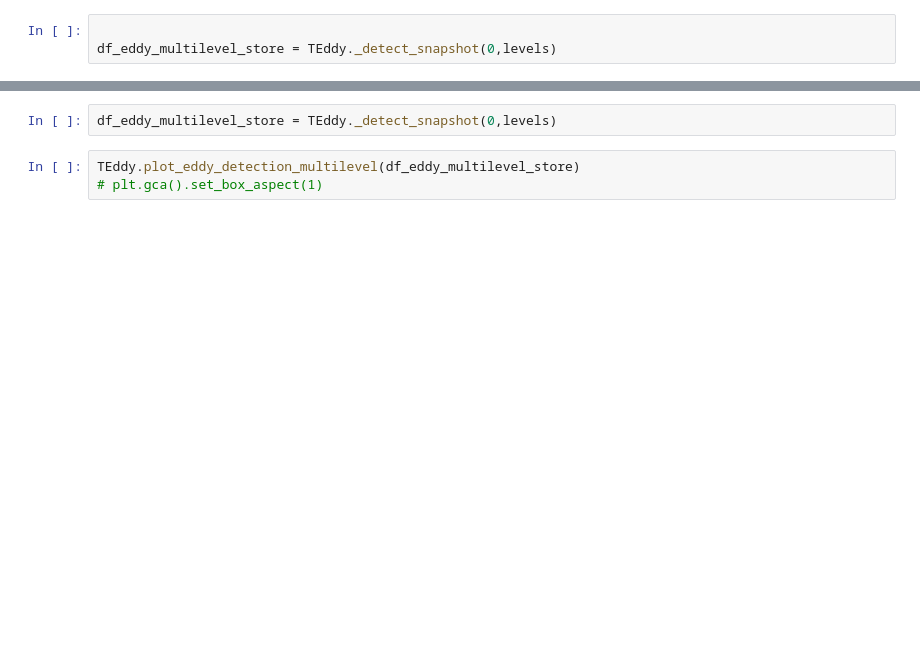
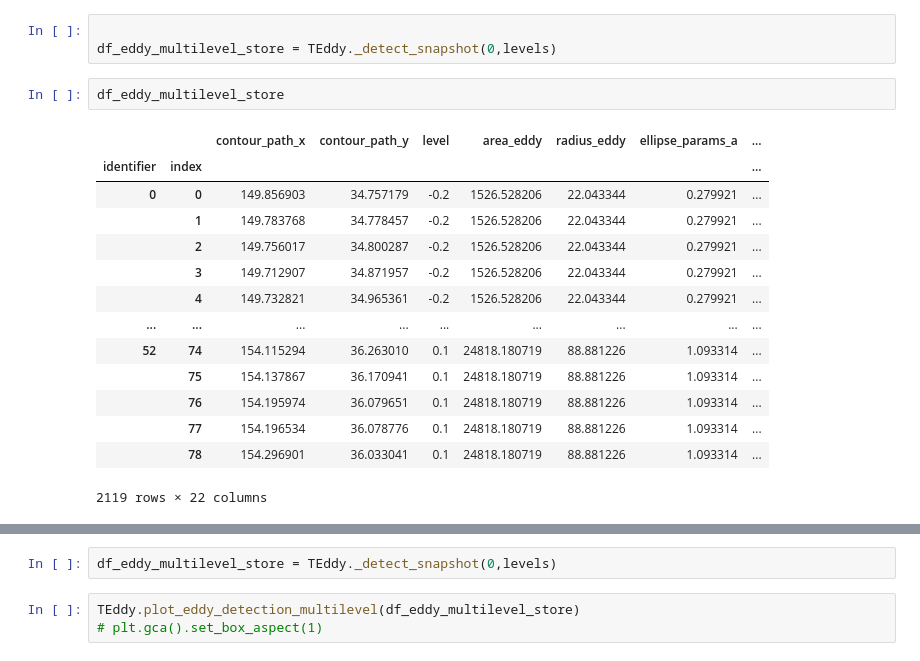
Before and after one commit to josuemtzmo/trackeddy, a Jupyter notebook: examples/test_in_data_with_issues.ipynb, the cells around one changed output, grey strips where cells are left out. Cells and saved outputs as stored; diff of their text form; blank space fills up the shorter version.

```diff
--- a/examples/test_in_data_with_issues.ipynb
+++ b/examples/test_in_data_with_issues.ipynb
@@ -36,6 +38,23 @@ levels = np.hstack((negative_levels,positive_levels))
 # %%
 
 df_eddy_multilevel_store = TEddy._detect_snapshot(0,levels)
+# %%
+df_eddy_multilevel_store
+# %% [output]
+|  |  | contour_path_x | contour_path_y | level | area_eddy | radius_eddy | ellipse_params_a | ... |
+| identifier | index |  |  |  |  |  |  | ... |
+| 0 | 0 | 149.856903 | 34.757179 | -0.2 | 1526.528206 | 22.043344 | 0.279921 | ... |
+|  | 1 | 149.783768 | 34.778457 | -0.2 | 1526.528206 | 22.043344 | 0.279921 | ... |
+|  | 2 | 149.756017 | 34.800287 | -0.2 | 1526.528206 | 22.043344 | 0.279921 | ... |
+|  | 3 | 149.712907 | 34.871957 | -0.2 | 1526.528206 | 22.043344 | 0.279921 | ... |
+|  | 4 | 149.732821 | 34.965361 | -0.2 | 1526.528206 | 22.043344 | 0.279921 | ... |
+| ... | ... | ... | ... | ... | ... | ... | ... | ... |
+| 52 | 74 | 154.115294 | 36.263010 | 0.1 | 24818.180719 | 88.881226 | 1.093314 | ... |
+|  | 75 | 154.137867 | 36.170941 | 0.1 | 24818.180719 | 88.881226 | 1.093314 | ... |
+|  | 76 | 154.195974 | 36.079651 | 0.1 | 24818.180719 | 88.881226 | 1.093314 | ... |
+|  | 77 | 154.196534 | 36.078776 | 0.1 | 24818.180719 | 88.881226 | 1.093314 | ... |
+|  | 78 | 154.296901 | 36.033041 | 0.1 | 24818.180719 | 88.881226 | 1.093314 | ... |
+2119 rows × 22 columns
 # %%
 TEddy.plot_eddy_detection_multilevel(df_eddy_multilevel_store)
 # %% [output]
```
Also changed, not shown: parts of 4 cells of this notebook, 3 other files.
